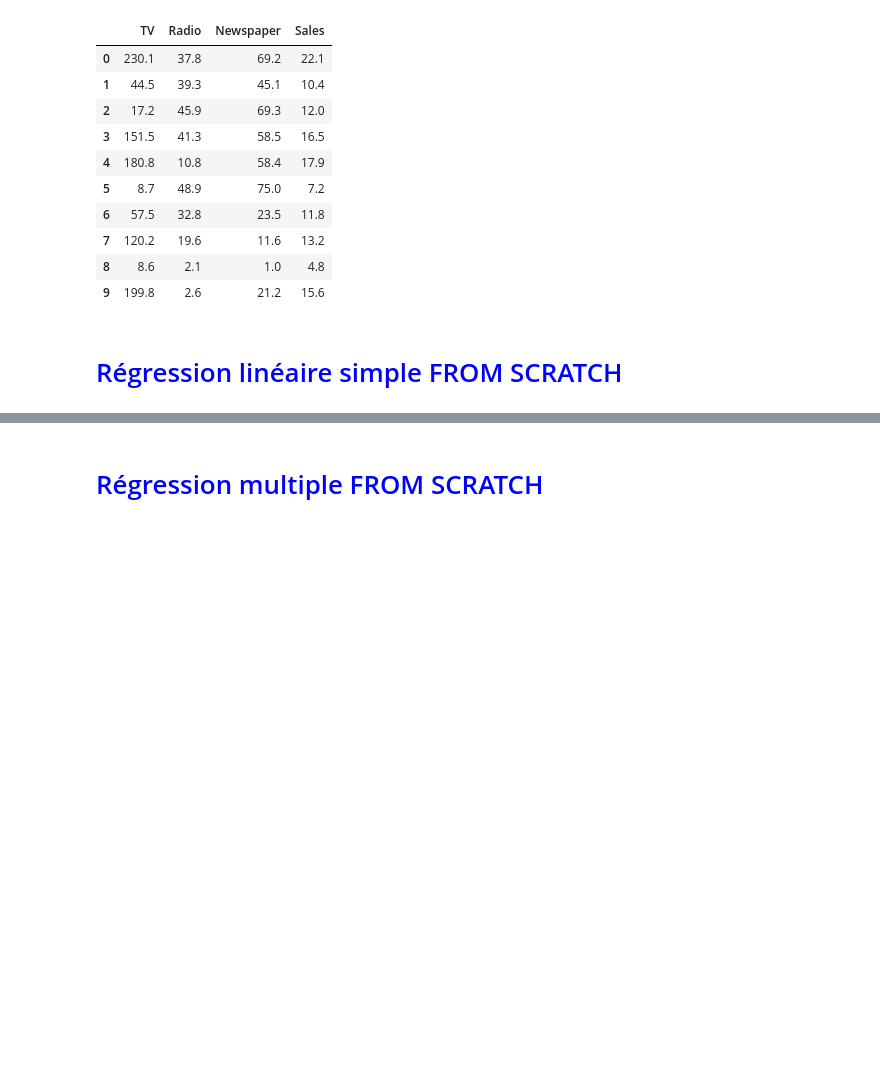
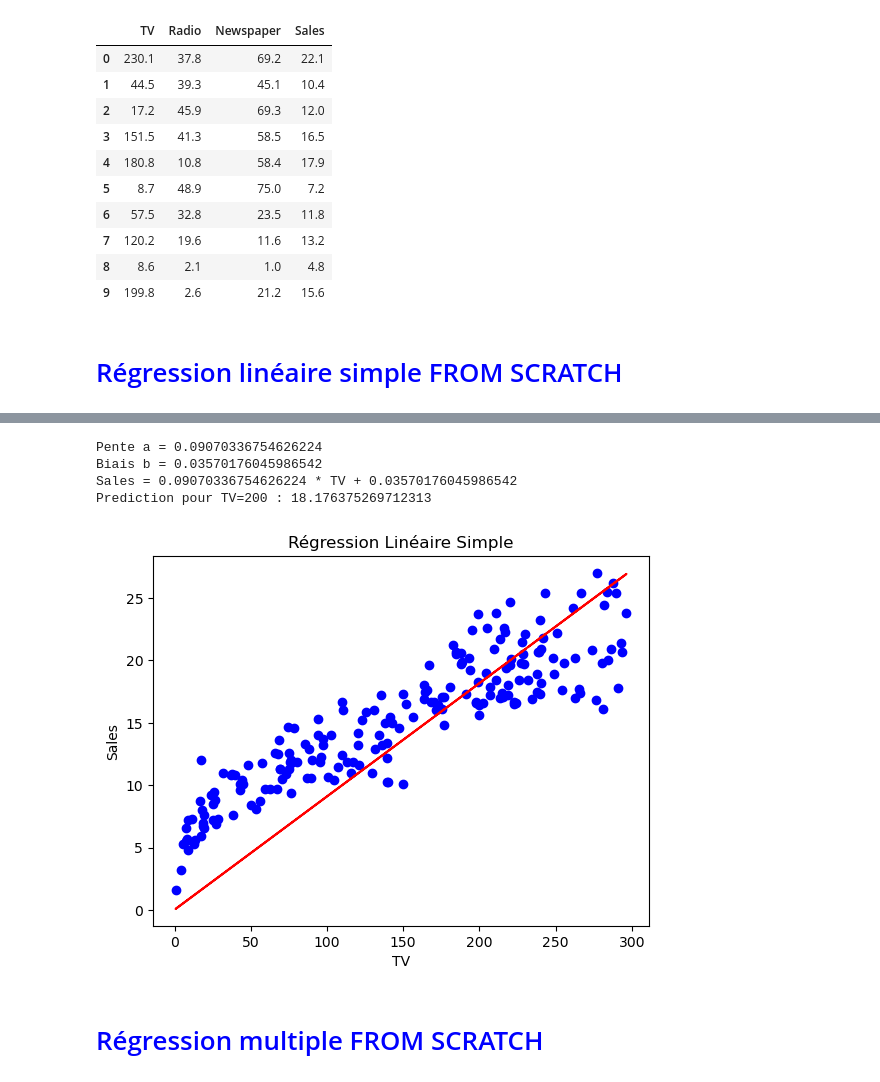
Before and after one commit to MasterGLCC/machine-learning-asmaeaitouali-1, a Jupyter notebook: from_scratch.ipynb, the cells around one changed output, grey strips where cells are left out. Cells and saved outputs as stored; diff of their text form; code cells hidden in the pictures; blank space fills up the shorter version.

```diff
--- a/from_scratch.ipynb
+++ b/from_scratch.ipynb
@@ -134,2 +30,74 @@ plt.show()
+# %%
+import pandas as pd
+import numpy as np
+import matplotlib.pyplot as plt
+
+# Charger dataset
+df = pd.read_csv("advertising.csv")
+
+# Variable indépendante
+X = df['TV'].values
+
+# Variable dépendante
+Y = df['Sales'].values
+
+# Nombre de données
+n = len(X)
+
+# Initialisation
+a = 0
+b = 0
+
+# Hyperparamètres
+alpha = 0.00001
+iterations = 1000
+
+# Gradient Descent
+for i in range(iterations):
+
+    # Prédictions
+    Y_pred = a * X + b
+
+    # Erreur
+    erreur = Y - Y_pred
+
+    # Dérivées
+    da = (-2/n) * np.sum(X * erreur)
+    db = (-2/n) * np.sum(erreur)
+
+    # Mise à jour
+    a = a - alpha * da
+    b = b - alpha * db
+
+# Résultats
+print("Pente a =", a)
+print("Biais b =", b)
+
+# Equation finale
+print(f"Sales = {a} * TV + {b}")
+
+# Nouvelle prédiction
+tv = 200
+
+prediction = a * tv + b
+
+print("Prediction pour TV=200 :", prediction)
+
+# Visualisation
+plt.scatter(X, Y, color='blue')
+plt.plot(X, a * X + b, color='red')
+
+plt.xlabel("TV")
+plt.ylabel("Sales")
+
+plt.title("Régression Linéaire Simple")
+
+plt.show()
+# %% [output]
+Pente a = 0.09070336754626224
+Biais b = 0.03570176045986542
+Sales = 0.09070336754626224 * TV + 0.03570176045986542
+Prediction pour TV=200 : 18.176375269712313
+[figure, added]
 # %% [markdown]
 #  <span style="color:blue">Régression multiple  FROM SCRATCH</span>
```
Also changed, not shown: parts of 16 cells of this notebook.
